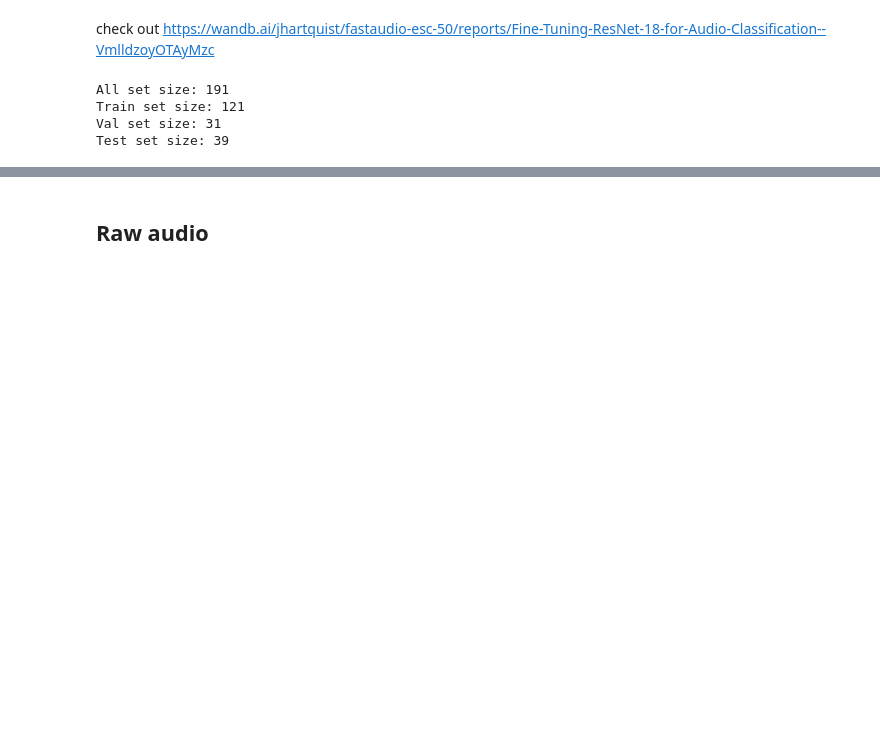
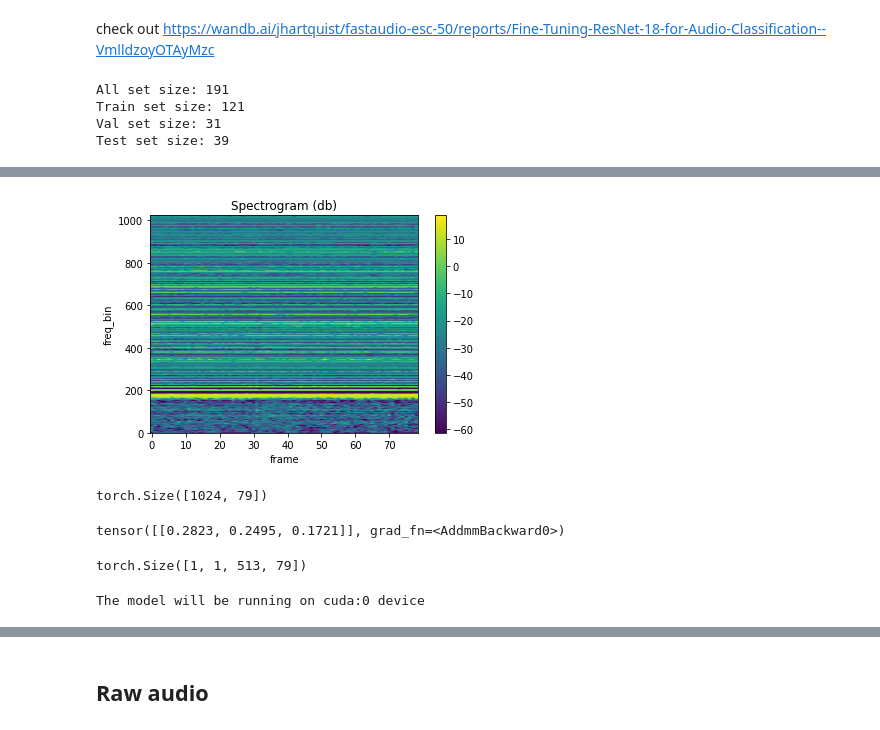
Before and after one commit to nprime496/building-floor-recognition, a Jupyter notebook: code/audio_classification.ipynb, the cells around one changed output, grey strips where cells are left out. Cells and saved outputs as stored; diff of their text form; code cells hidden in the pictures; blank space fills up the shorter version.

```diff
--- a/code/audio_classification.ipynb
+++ b/code/audio_classification.ipynb
@@ -915,17 +777,16 @@ class MFCCSoundDataset(SoundDataset):
     #  path to the UrbanSound8K audio files
     #  list of folders to use in the dataset
 
-    def __init__(self, csvData, file_path, folderList, n_mfcc, sample_rate, n_fft = None, n_mels = None, mel_scale = 'htk'):
+    def __init__(self, csvData, file_path, folderList, n_mfcc, sample_rate, n_fft = None, n_mels = None, mel_scale = 'htk',hop_length=512):
         super().__init__(csvData, file_path, folderList)
         self._n_fft = n_fft
-        self._win_length = win_length
+        #print("ok",win_length)
+        #self._win_length = win_length
         self._hop_length = hop_length
         self._n_mels = n_mels
         self._n_mfcc = n_mfcc
         self._sample_rate = sample_rate
         self._mel_scale = mel_scale
-        # define transformation
-
         mfcc_transform = T.MFCC(
             sample_rate= self._sample_rate,
             n_mfcc=self._n_mfcc,
@@ -935,9 +796,8 @@ class MFCCSoundDataset(SoundDataset):
               'n_mels': self._n_mels,
               'hop_length': self._hop_length,
               'mel_scale': self._mel_scale,
-
+              #'win_length':self._n_fft,
             },
-
         )
 
         self._mfcc_transform = mfcc_transform
@@ -1509,0 +1538,8 @@ a = plot_spectrogram(val_set[8][0][0])
+# %%
+a = plot_spectrogram(val_set[8][0][0]) # first index
+# %% [output]
+[figure, added]
+# %%
+val_set[8][0][0].shape
+# %% [output]
+torch.Size([1024, 79])
@@ -1509,0 +1559,8 @@ a = plot_spectrogram(val_set[8][0][0])
+# %%
+NotSimpleNet(in_channels=1,n_output=n_classes,repr_size=512)(next(iter(DATA['spec']['train_loader']))[0][0].unsqueeze(0))
+# %% [output]
+tensor([[0.2823, 0.2495, 0.1721]], grad_fn=<AddmmBackward0>)
+# %%
+next(iter(DATA['spec']['train_loader']))[0][0].unsqueeze(0).shape
+# %% [output]
+torch.Size([1, 1, 513, 79])
@@ -1509,0 +1582,4 @@ a = plot_spectrogram(val_set[8][0][0])
+# %%
+print("The model will be running on", device, "device")
+# %% [output]
+The model will be running on cuda:0 device
```
Also changed, not shown: parts of 70 cells of this notebook.
